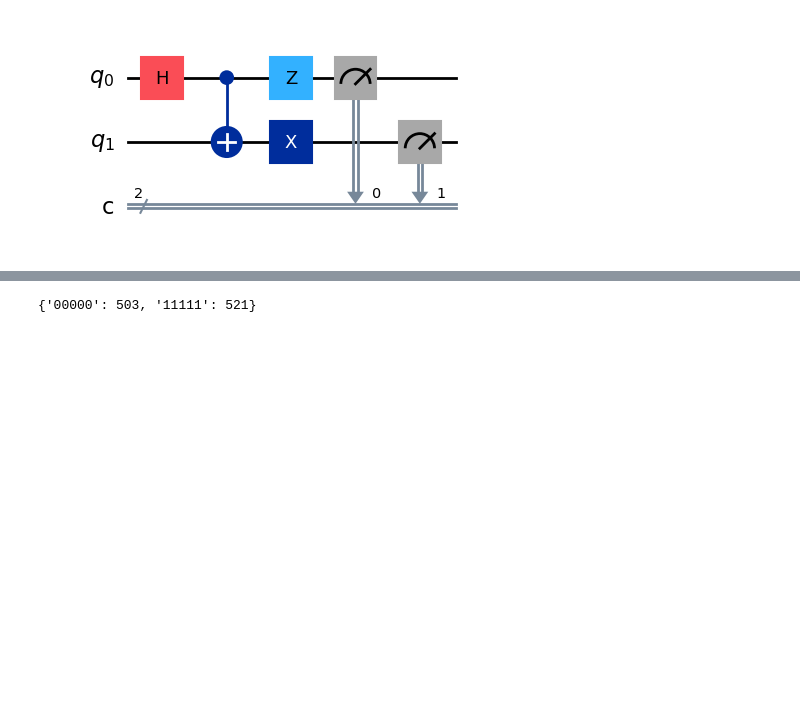
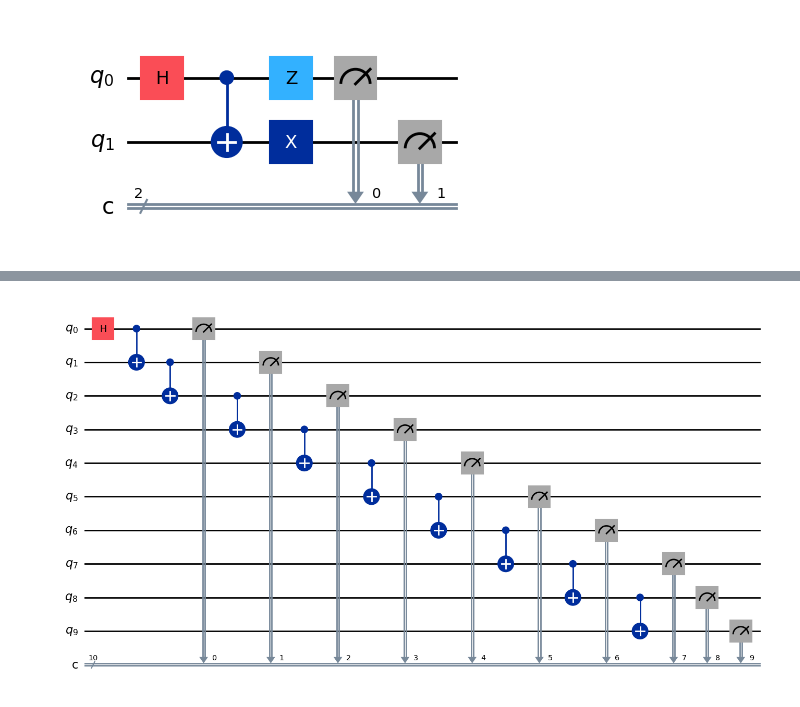
Before and after one commit to Jia-Ming-2001/SIT-UofG-QC, a Jupyter notebook: QC-Lab1.ipynb, the cells around one changed output, grey strips where cells are left out. Cells and saved outputs as stored; diff of their text form; code cells hidden in the pictures; blank space fills up the shorter version.

```diff
--- a/QC-Lab1.ipynb
+++ b/QC-Lab1.ipynb
@@ -237,38 +261,23 @@ circuit.draw("mpl")
 # %%
 # EXERCISE
 
 # The GHZ state on any number of qubits has the form  1/sqrt(2) ( |00...0> + |11...1> )
 
 # The Bell state 1/sqrt(2) ( |00> + |11> ) is the case for two qubits.
 
 # Write code to construct a circuit that produces a GHZ state for any given number of qubits.
 
 # Try simulating the circuit, with measurements. How many qubits can the simulator handle in a reasonable time?
+def ghz_circuit(n):
 
-from qiskit import QuantumCircuit
-from qiskit_aer import AerSimulator
-
-def ghz_circuit(n):
     circuit = QuantumCircuit(n, n)
-
-    # Step 1: put first qubit in superposition
     circuit.h(0)
-
-    # Step 2: entangle all others
     for i in range(n - 1):
         circuit.cx(i, i + 1)
-
-    # Step 3: measure
     circuit.measure(range(n), range(n))
-
     return circuit
 
-circuit = ghz_circuit(5)
-
-sim = AerSimulator()
-result = sim.run(circuit, shots=1024).result()
-counts = result.get_counts()
-
-print(counts)
+circuit = ghz_circuit(10)
+circuit.draw("mpl")
 # %% [output]
-{'00000': 503, '11111': 521}
+[figure, added]
```
Also changed, not shown: parts of 9 cells of this notebook.
